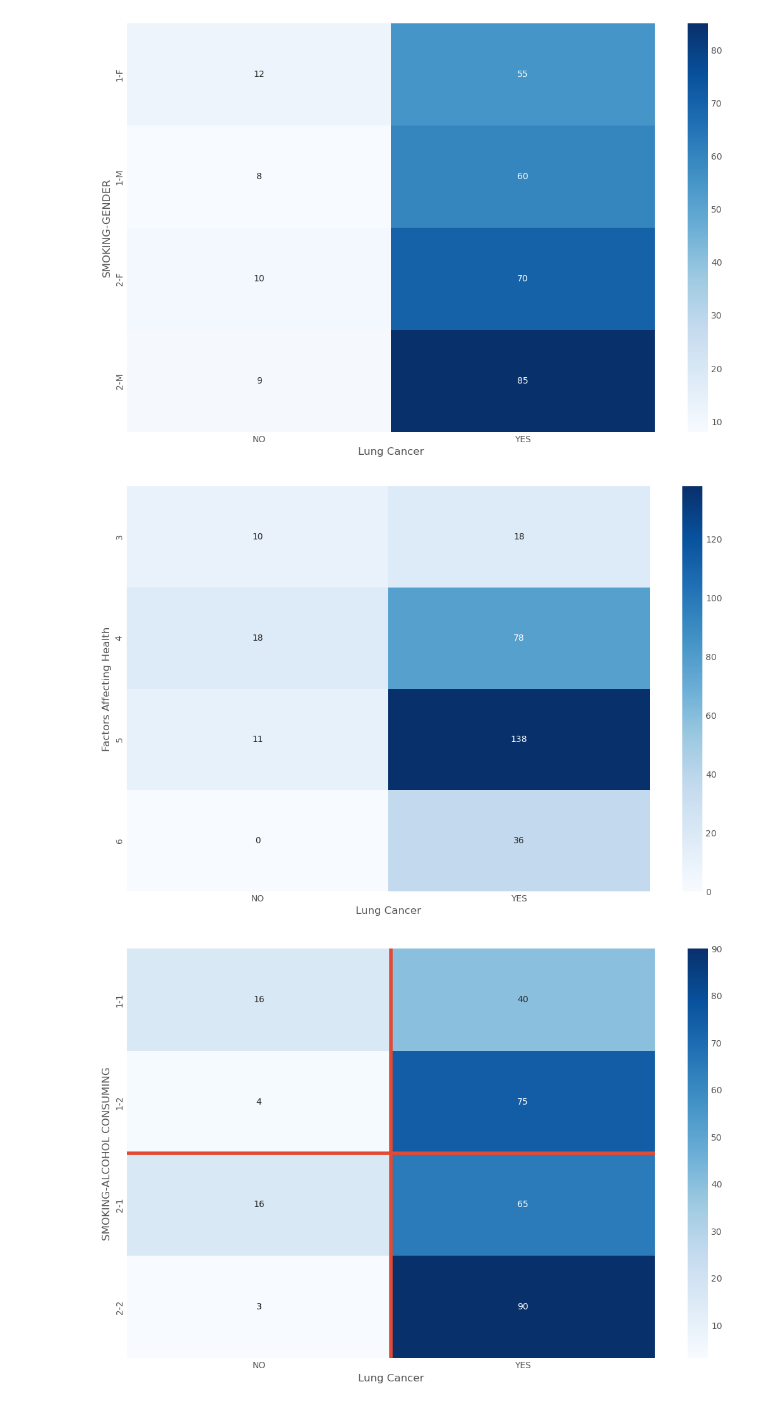
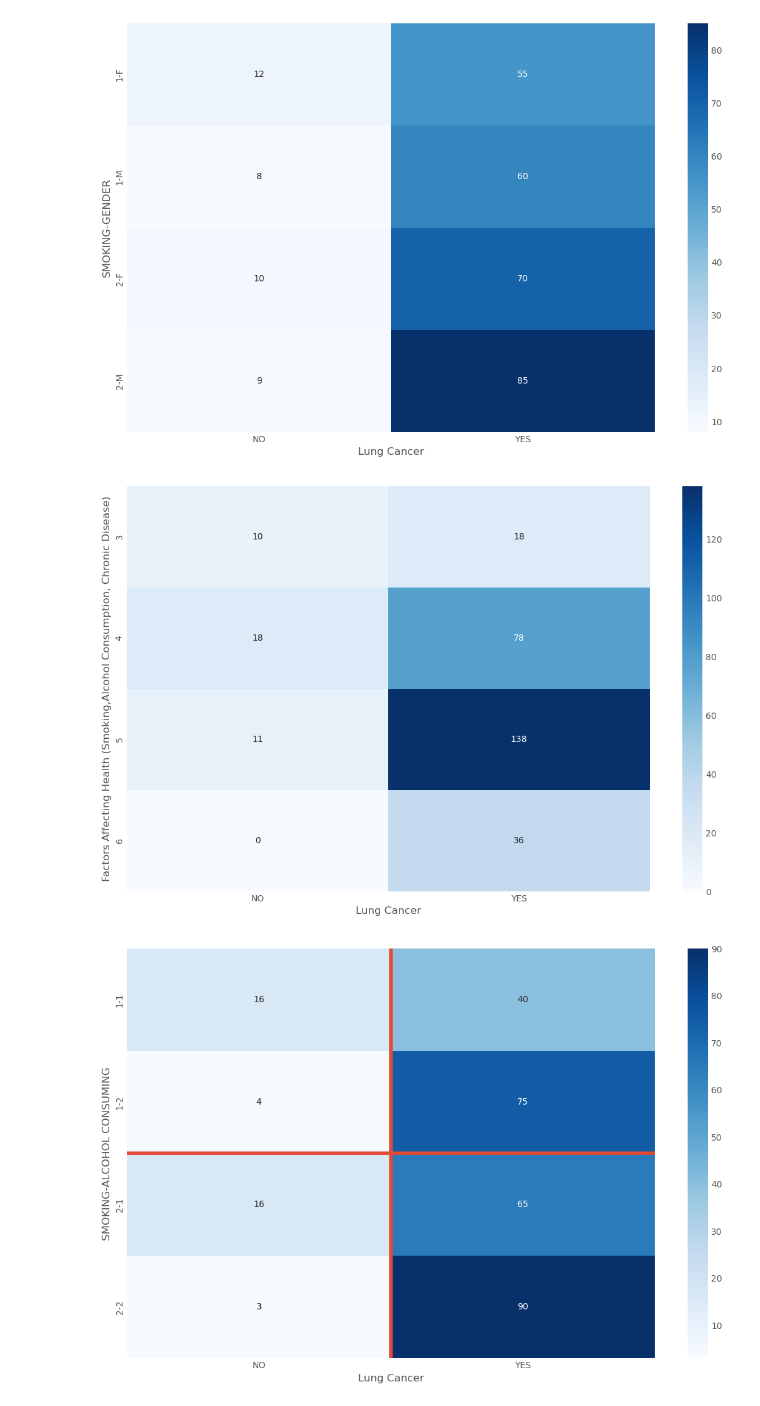
Before and after one commit to Spikes666/Data-Dive-1, a Jupyter notebook: main-James.ipynb, the cells around one changed output. Drawn from its saved outputs; the diff is of its cells as text; code cells hidden in the pictures.

```diff
--- a/main-James.ipynb
+++ b/main-James.ipynb
@@ -204,14 +204,14 @@ plt.xlabel('Lung Cancer');
 # %%
 #Contigency table for newly added variable FAH (Factors Affecting Health)
 contigency = pd.crosstab([df['FAH']], df['LUNG_CANCER'])
 
 #Heat map
 plt.figure(figsize=(12,8))
 sns.heatmap(contigency, annot=True, cmap="Blues",fmt = '.0f')
-plt.ylabel('Factors Affecting Health')
+plt.ylabel('Factors Affecting Health (Smoking,Alcohol Consumption, Chronic Disease)')
 plt.xlabel('Lung Cancer');
 # %% [output]
-[figure, old version]
+[figure, new version]
 # %%
 # Contingency table and heat map of Smoking and Alcohol as cooperative effectors
 cont = pd.crosstab([df['SMOKING'],df['ALCOHOL CONSUMING']], df['LUNG_CANCER'])
```
